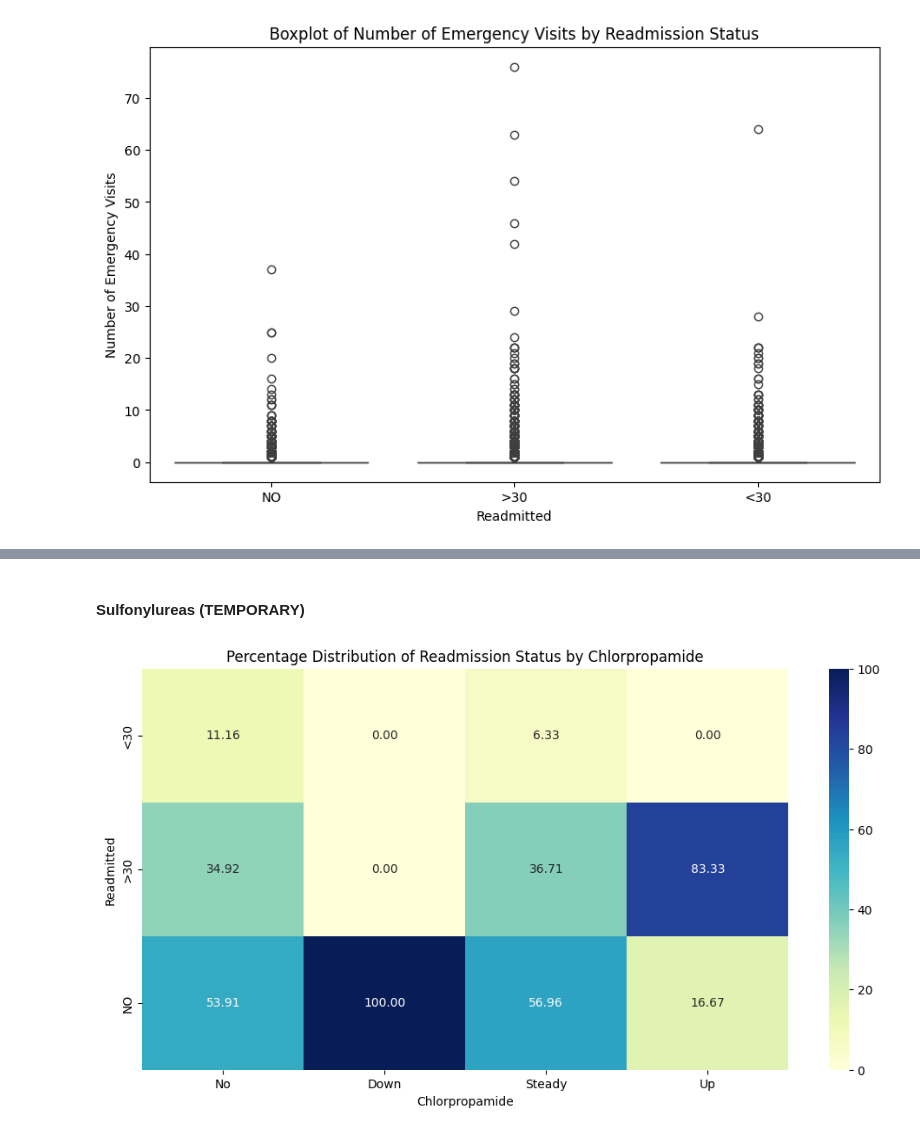
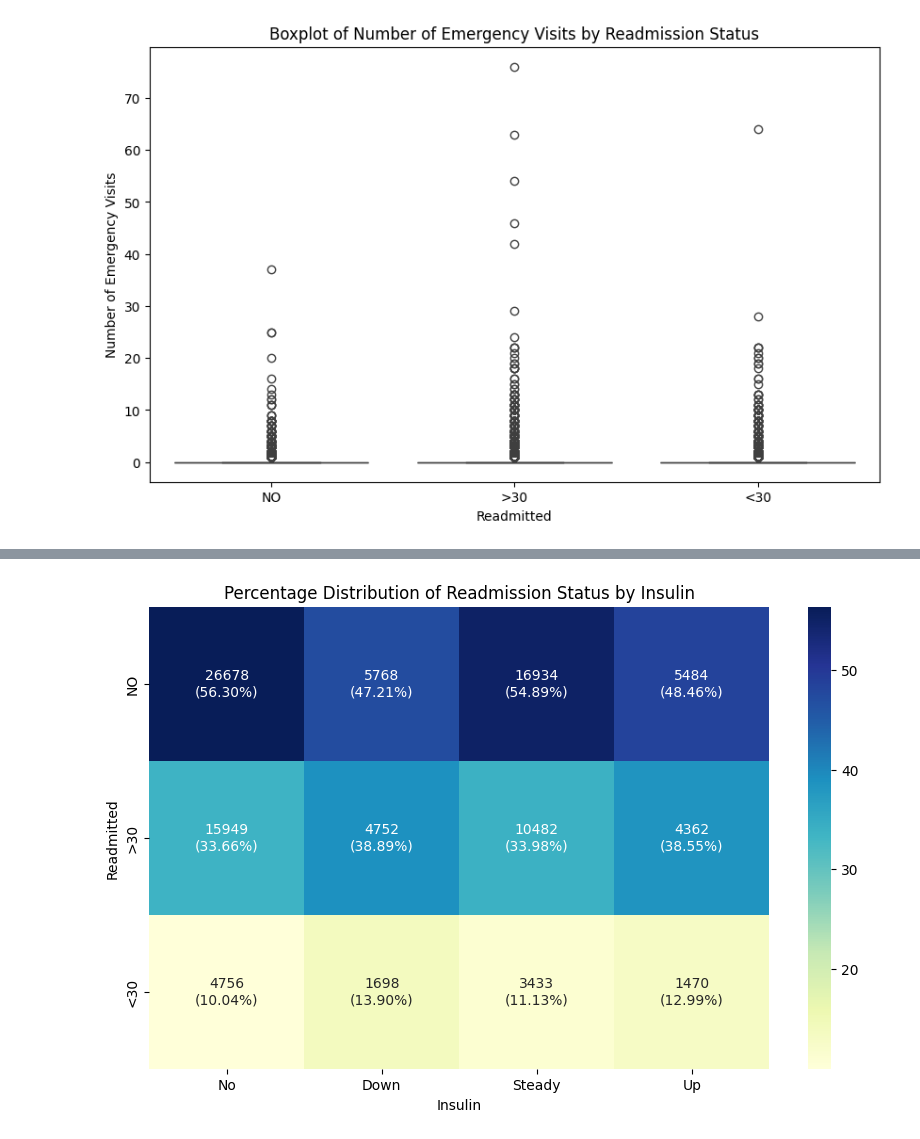
Before and after one commit to MechaMic38/unibs_mldm_diabetes, a Jupyter notebook: notebooks/dataset_eda.ipynb, the cells around one changed output, grey strips where cells are left out. Cells and saved outputs as stored; diff of their text form; code cells hidden in the pictures.

```diff
--- a/notebooks/dataset_eda.ipynb
+++ b/notebooks/dataset_eda.ipynb
@@ -339,29 +307,16 @@ plt.show()
-# %% [markdown]
-#### Sulfonylureas (TEMPORARY)
-# %%
-# Create the crosstab with the specific column order
-crosstab = pd.crosstab(
-    diabetic_data['readmitted'],
-    diabetic_data['chlorpropamide']
-)
-
-# Reorder the columns to match the desired order
-crosstab = crosstab.reindex(columns=[
-    'No', 'Down', 'Steady', 'Up'
-])
-
-# Normalize the crosstab to get column-wise percentages
-crosstab_percent = crosstab.div(crosstab.sum(axis=0), axis=1) * 100
-
-# Plot the heatmap with percentages
-plt.figure(figsize=(12, 6))
-sns.heatmap(crosstab_percent, annot=True, cmap="YlGnBu", fmt=".2f")
-
-# Add labels and title
-plt.title('Percentage Distribution of Readmission Status by Chlorpropamide')
-plt.xlabel('Chlorpropamide')
-plt.ylabel('Readmitted')
-
-plt.show()
-# %% [output]
-[figure, removed]
+# %%
+plt.figure(figsize=(10, 6))
+heatmap_crosstab(
+    data=diabetic_data,
+    x='insulin',
+    y='readmitted',
+    rows=['NO', '>30', '<30'],
+    columns=['No', 'Down', 'Steady', 'Up']
+)
+
+plt.title('Percentage Distribution of Readmission Status by Insulin')
+plt.xlabel('Insulin')
+plt.ylabel('Readmitted')
+plt.show()
+# %% [output]
+[figure, added]
```
Also changed, not shown: parts of 40 cells of this notebook, 1 other file.
